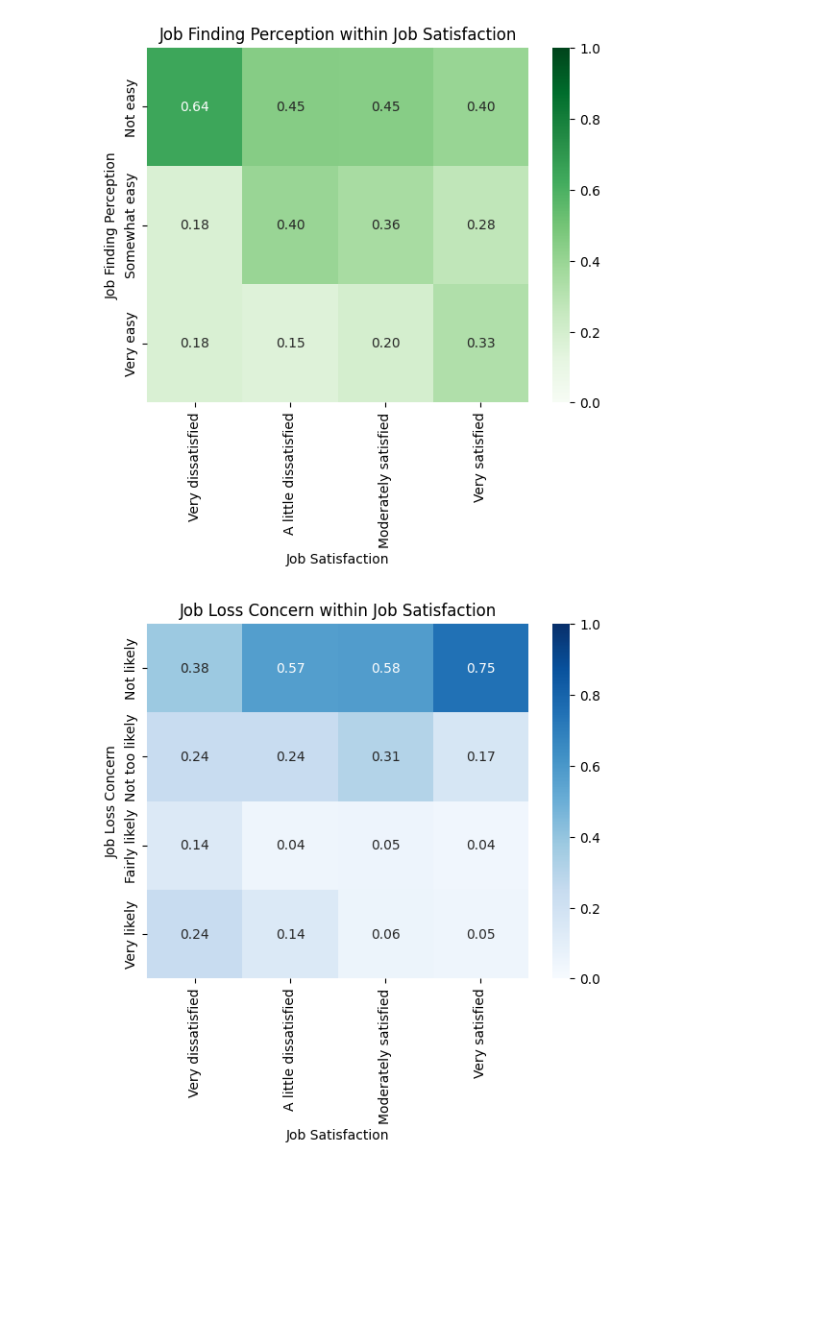
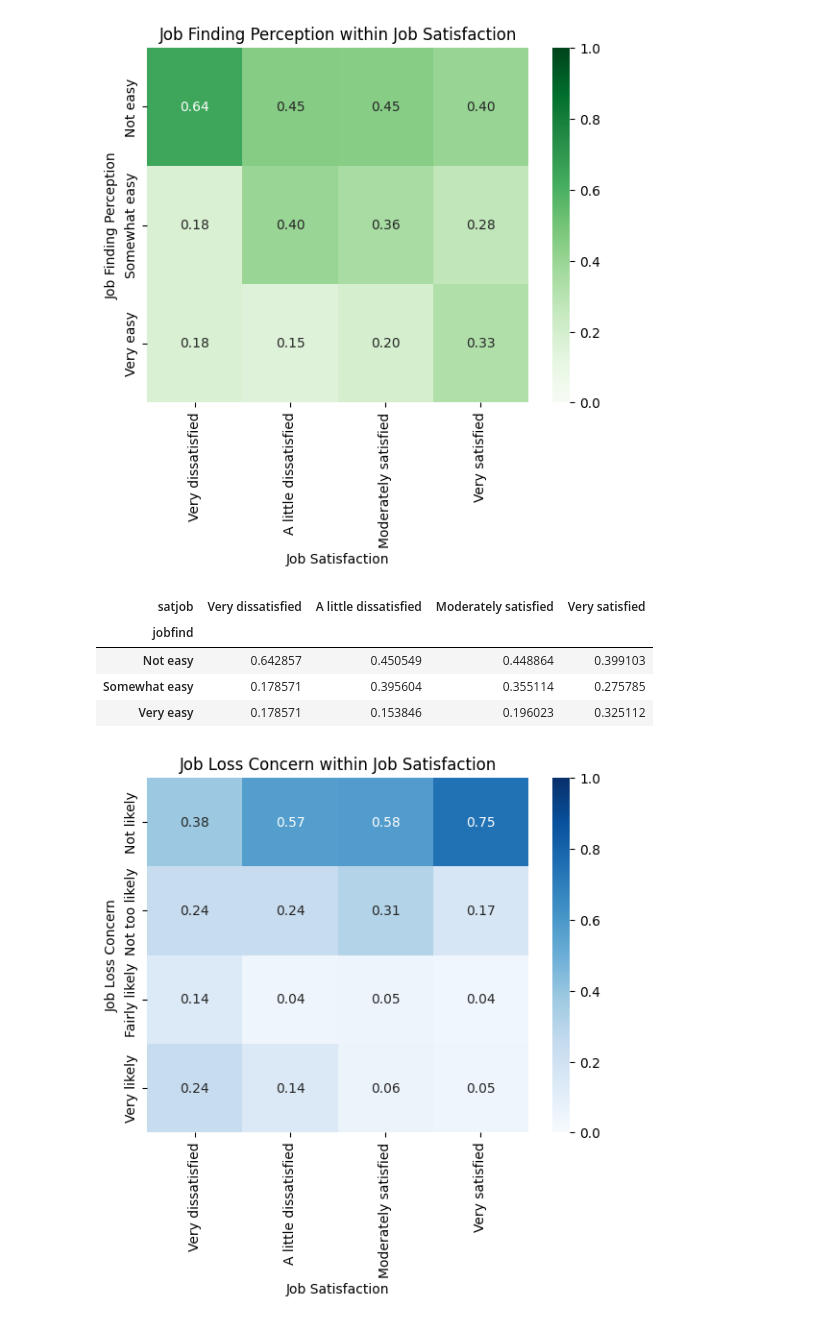
Before and after one commit to Jonuhthan/lab_eda, a Jupyter notebook: lab_notebook.ipynb, the cells around one changed output. Drawn from its saved outputs; the diff is of its cells as text; code cells hidden in the pictures; blank space fills up the shorter version.

```diff
--- a/lab_notebook.ipynb
+++ b/lab_notebook.ipynb
@@ -445,6 +445,14 @@ plt.xlabel("Job Satisfaction")
 plt.show()
 # %% [output]
 [figure]
+# %%
+pd.crosstab(filtered_df_gss["jobfind"], filtered_df_gss["satjob"], normalize="columns")   # # proportions(jobfind | satjob) so columns sum to 1
+# %% [output]
+| satjob | Very dissatisfied | A little dissatisfied | Moderately satisfied | Very satisfied |
+| jobfind |  |  |  |  |
+| Not easy | 0.642857 | 0.450549 | 0.448864 | 0.399103 |
+| Somewhat easy | 0.178571 | 0.395604 | 0.355114 | 0.275785 |
+| Very easy | 0.178571 | 0.153846 | 0.196023 | 0.325112 |
 # %%
 order_lose = ["Not likely", "Not too likely", "Fairly likely", "Very likely"]
 
```
Also changed, not shown: parts of 1 cell of this notebook.
